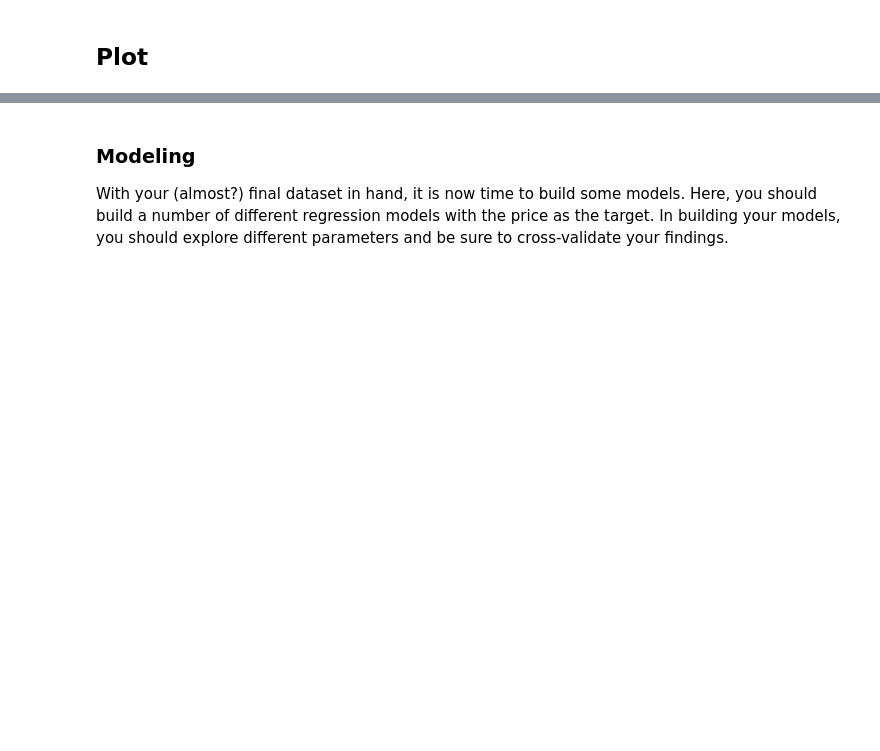
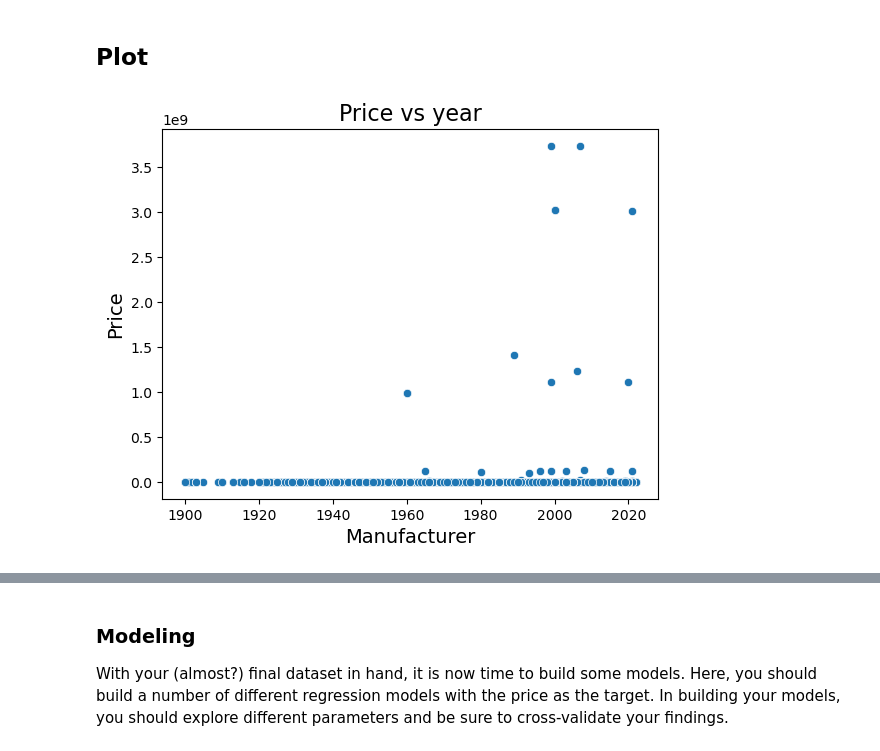
Before and after one commit to orczhu/zhu-ai-learning, a Jupyter notebook: car_price_analysis/prompt_II.ipynb, the cells around one changed output, grey strips where cells are left out. Drawn from its saved outputs; the diff is of its cells as text; code cells hidden in the pictures; blank space fills up the shorter version.

Commit message:
update plot

```diff
--- a/car_price_analysis/prompt_II.ipynb
+++ b/car_price_analysis/prompt_II.ipynb
@@ -164,6 +164,7 @@ car_clean['odometer'] = car_clean['odometer'].astype(float)
 car_clean['odometer'].fillna(car_clean['odometer'].mean(), inplace=True)
 # fill model
 car_clean['model'].fillna(car_clean['model'].mode(), inplace=True)
+car_clean['model'] = car_clean['model'].replace('nan', car_clean['model'].mode()[0])
 # fill title_status
 car_clean['title_status'].fillna(car_clean['title_status'].mode(), inplace=True)
 # fill manufacturer
@@ -197,3 +198,19 @@ dtype: int64
 car_clean.drop_duplicates(inplace=True)
 # %% [markdown]
 ## Plot
+# %%
+# I want to use scatter plot to see below columns's relationship with price
+# year
+# manufacturer
+# model
+# odometer
+# type
+
+sns.scatterplot(x='year', y='price', data=car_clean)
+plt.title('Price vs year', fontsize=16)
+plt.xlabel('Manufacturer', fontsize=14)
+plt.ylabel('Price', fontsize=14)
+plt.show()
+# I can clear see price goes high as year is newer, I will pick it in training set
+# %% [output]
+[figure, added]
```
Also changed, not shown: parts of 4 cells of this notebook, 1 other file.
